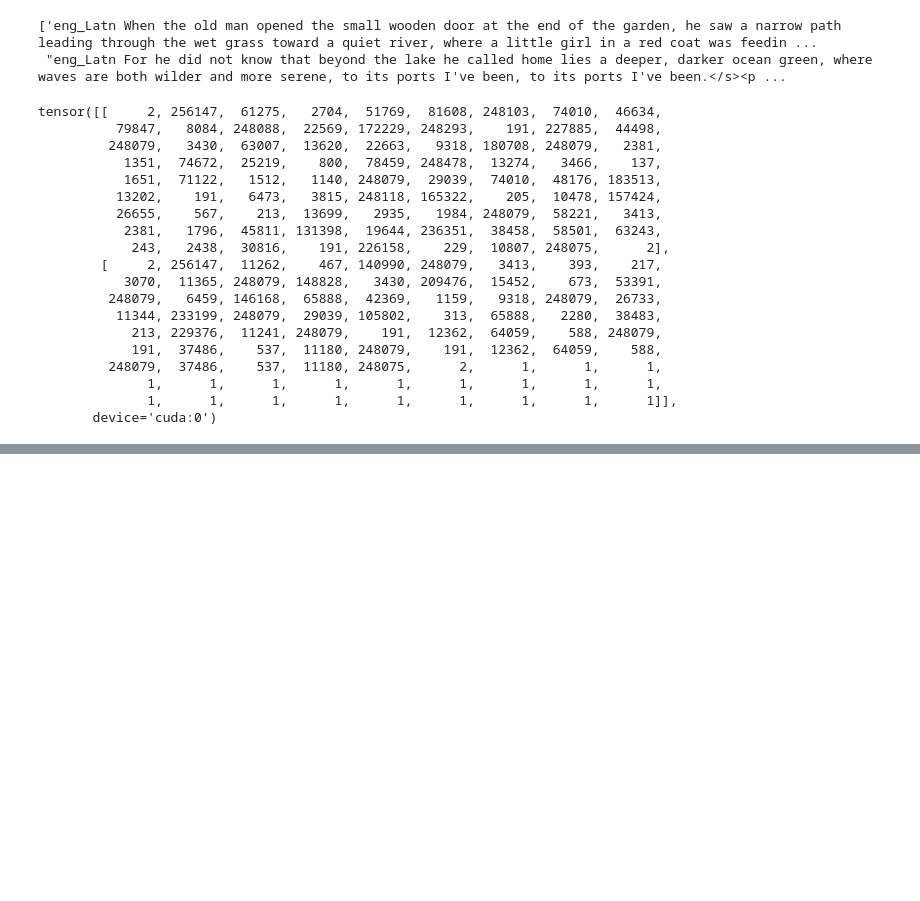
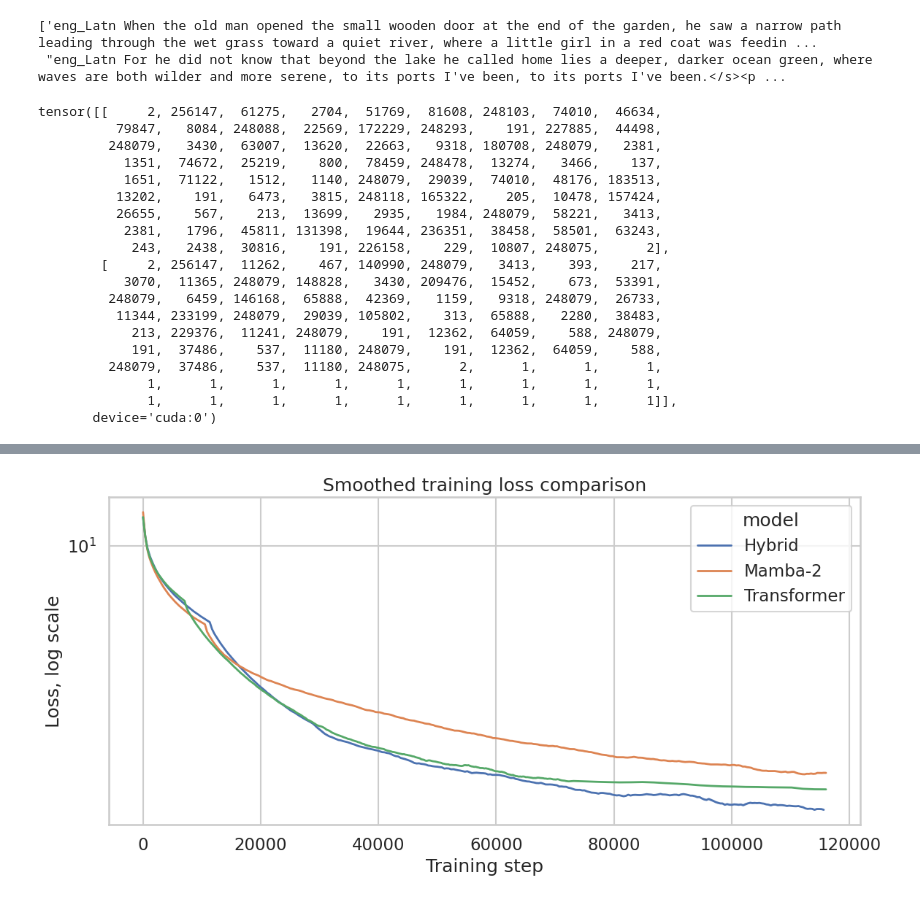
Before and after one commit to OldestSalt/LinearSimultMT, a Jupyter notebook: test.ipynb, the cells around one changed output, grey strips where cells are left out. Saved outputs shown, nothing was run; the diff lists cells and outputs as text; code cells hidden in the pictures; blank space fills up the shorter version.

```diff
--- a/test.ipynb
+++ b/test.ipynb
@@ -184,0 +193,46 @@ OrderedDict([('backbone.embedding.weight',
+# %%
+def add_model_name(df, model_name):
+    df = df.copy()
+    df["model"] = model_name
+    return df
+
+losses = pd.concat(
+    [
+        add_model_name(transformer_loss, "Transformer"),
+        add_model_name(mamba_loss, "Mamba-2"),
+        add_model_name(hybrid_loss, "Hybrid"),
+    ],
+    ignore_index=True,
+)
+
+sns.set_theme(style="whitegrid", context="talk")
+
+losses = losses.sort_values(["model", "step"])
+
+losses["loss_smooth"] = (
+    losses
+    .groupby("model")["value"]
+    .transform(lambda x: x.rolling(window=30, min_periods=1).mean())
+)
+
+plt.figure(figsize=(12, 6))
+
+ax = sns.lineplot(
+    data=losses,
+    x="step",
+    y="loss_smooth",
+    hue="model",
+    linewidth=2,
+)
+
+ax.set_yscale("log")
+
+ax.set_title("Smoothed training loss comparison")
+ax.set_xlabel("Training step")
+ax.set_ylabel("Loss, log scale")
+
+plt.tight_layout()
+plt.savefig("training_losses.png", dpi=300, bbox_inches="tight")
+plt.show()
+# %% [output]
+[figure, added]
```
Also changed, not shown: parts of 17 cells of this notebook, 9 other files.
